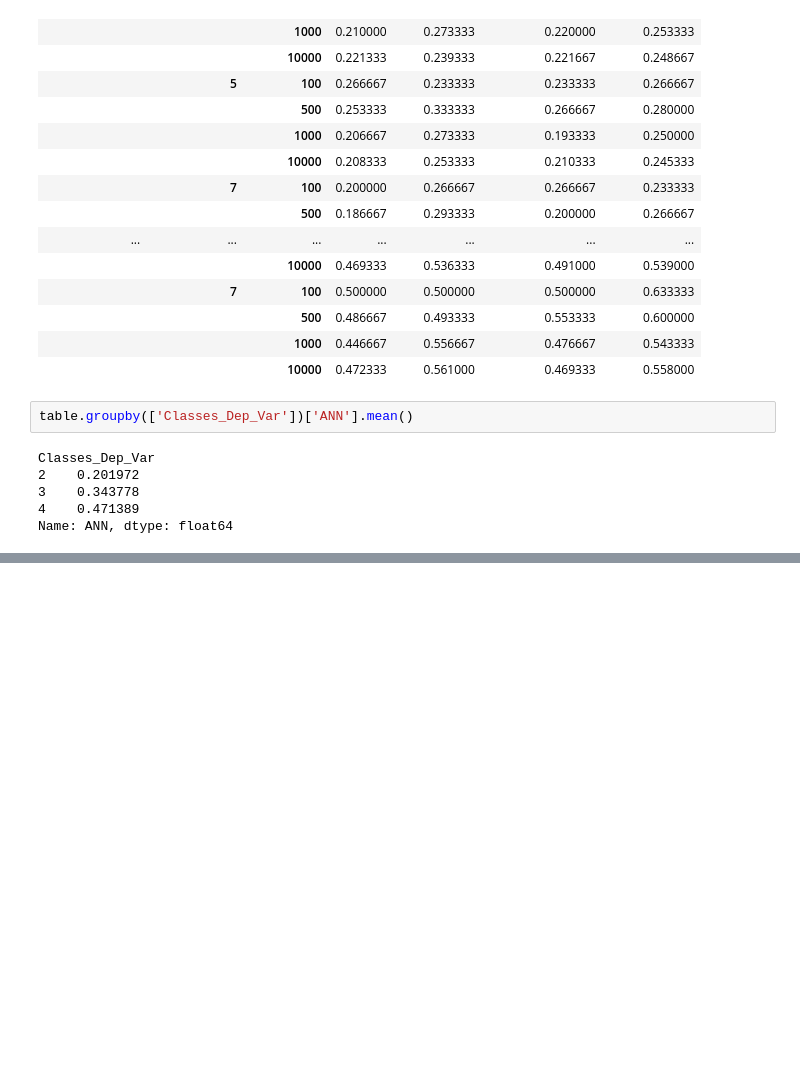
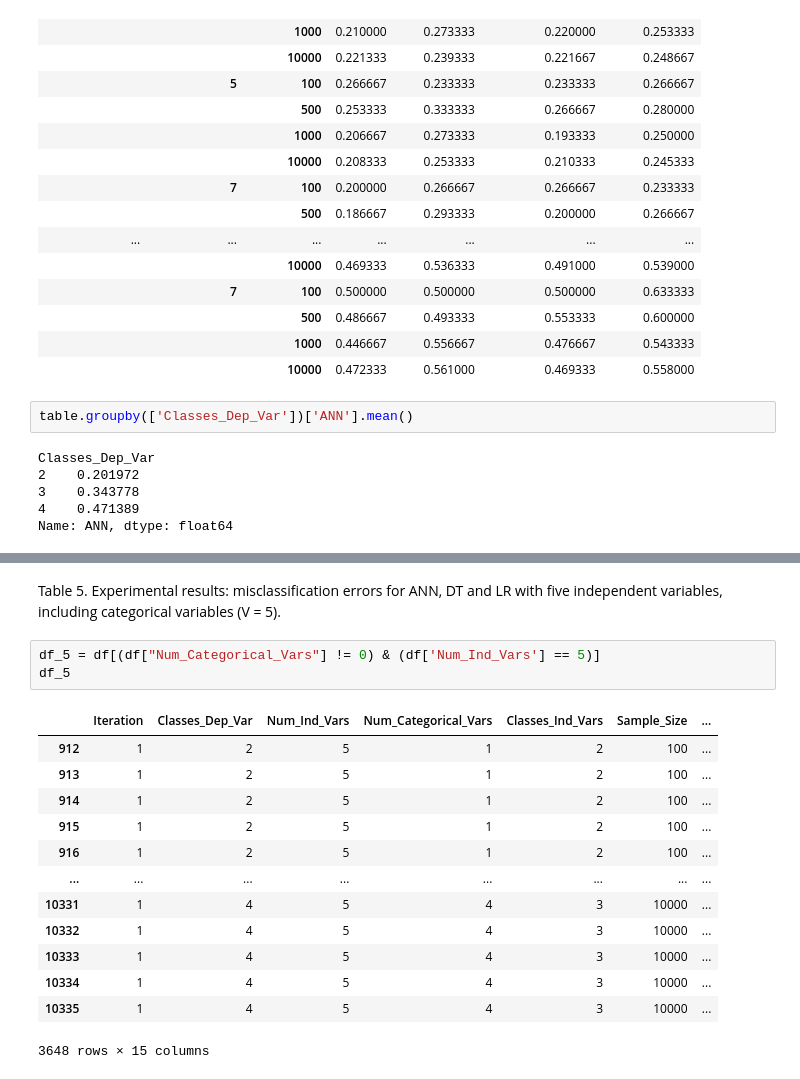
Before and after one commit to frederikpanse/psychometric_replication, a Jupyter notebook: exp/exp_FP_11_getSummaryTables.ipynb, the cells around one changed output, grey strips where cells are left out. Drawn from its saved outputs; the diff is of its cells as text; blank space fills up the shorter version.

```diff
--- a/exp/exp_FP_11_getSummaryTables.ipynb
+++ b/exp/exp_FP_11_getSummaryTables.ipynb
@@ -126,0 +214,19 @@ Name: ANN, dtype: float64
+# %% [markdown]
+Table 5. Experimental results: misclassification errors for ANN, DT and LR with five independent variables, including categorical variables (V = 5).
+# %%
+df_5 = df[(df["Num_Categorical_Vars"] != 0) & (df['Num_Ind_Vars'] == 5)]
+df_5
+# %% [output]
+|  | Iteration | Classes_Dep_Var | Num_Ind_Vars | Num_Categorical_Vars | Classes_Ind_Vars | Sample_Size | ... |
+| 912 | 1 | 2 | 5 | 1 | 2 | 100 | ... |
+| 913 | 1 | 2 | 5 | 1 | 2 | 100 | ... |
+| 914 | 1 | 2 | 5 | 1 | 2 | 100 | ... |
+| 915 | 1 | 2 | 5 | 1 | 2 | 100 | ... |
+| 916 | 1 | 2 | 5 | 1 | 2 | 100 | ... |
+| ... | ... | ... | ... | ... | ... | ... | ... |
+| 10331 | 1 | 4 | 5 | 4 | 3 | 10000 | ... |
+| 10332 | 1 | 4 | 5 | 4 | 3 | 10000 | ... |
+| 10333 | 1 | 4 | 5 | 4 | 3 | 10000 | ... |
+| 10334 | 1 | 4 | 5 | 4 | 3 | 10000 | ... |
+| 10335 | 1 | 4 | 5 | 4 | 3 | 10000 | ... |
+3648 rows × 15 columns
```
Also changed, not shown: parts of 10 cells of this notebook, 3 other files.
